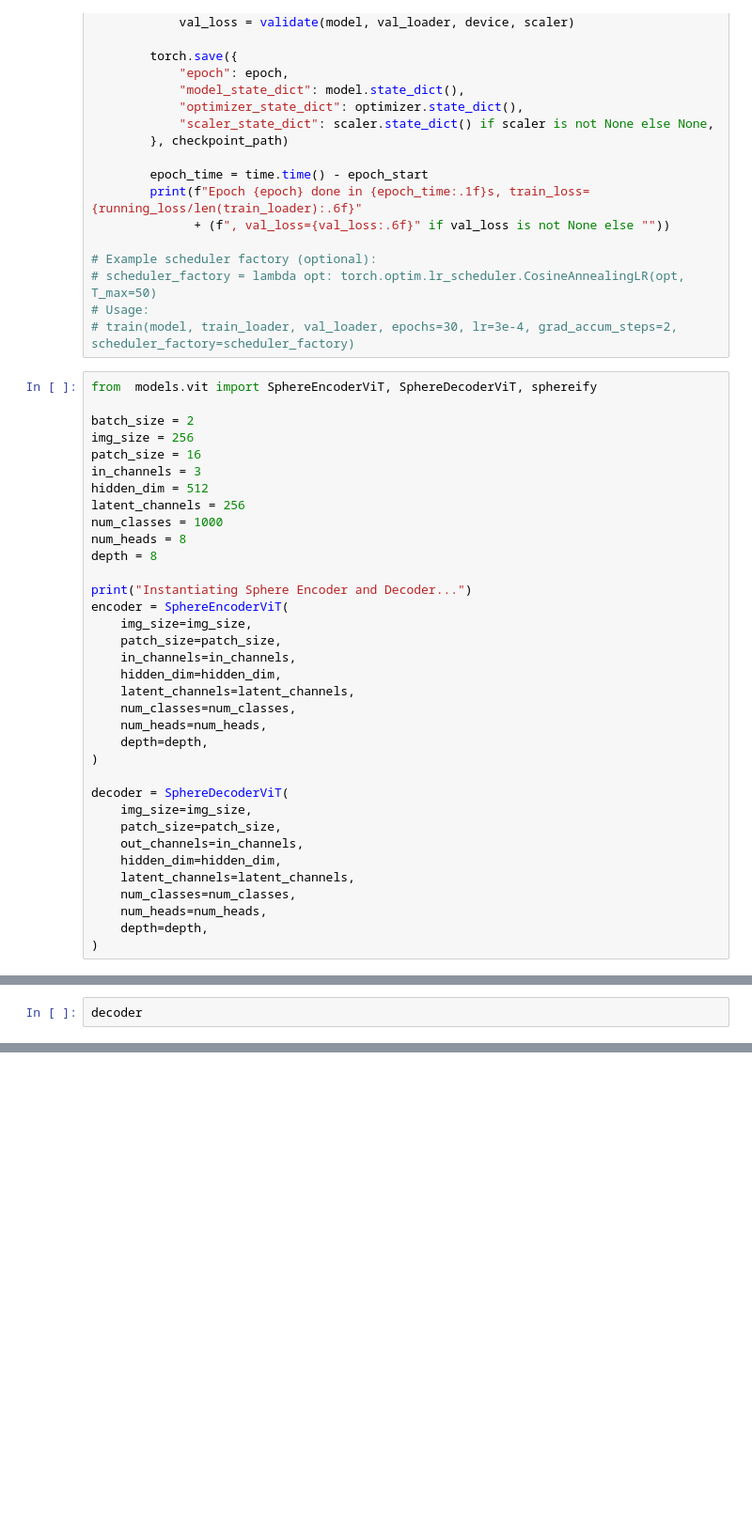
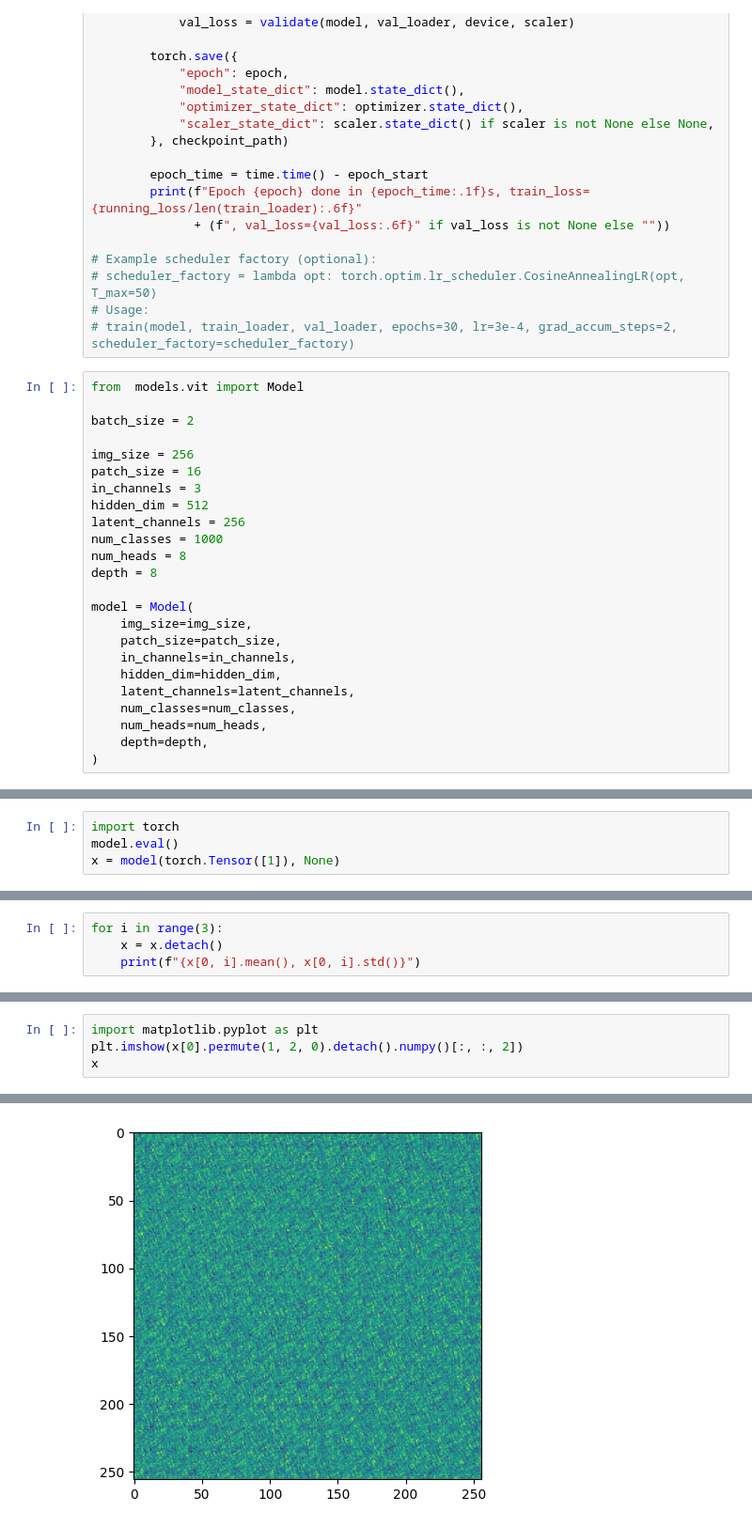
Before and after one commit to DanJbk/spherical_encoder, a Jupyter notebook: exp.ipynb, the cells around one changed output, grey strips where cells are left out. Shown at 94% size. Drawn from its saved outputs; the diff is of its cells as text; blank space fills up the shorter version.

```diff
--- a/exp.ipynb
+++ b/exp.ipynb
@@ -170,9 +170,10 @@ def train(
 # Usage:
 # train(model, train_loader, val_loader, epochs=30, lr=3e-4, grad_accum_steps=2, scheduler_factory=scheduler_factory)
 # %%
-from  models.vit import SphereEncoderViT, SphereDecoderViT, sphereify
+from  models.vit import Model
 
 batch_size = 2
+
 img_size = 256
 patch_size = 16
 in_channels = 3
@@ -182,8 +183,7 @@ num_classes = 1000
 num_heads = 8
 depth = 8
 
-print("Instantiating Sphere Encoder and Decoder...")
-encoder = SphereEncoderViT(
+model = Model(
     img_size=img_size,
     patch_size=patch_size,
     in_channels=in_channels,
@@ -193,14 +193,3 @@ encoder = SphereEncoderViT(
     num_heads=num_heads,
     depth=depth,
 )
-
-decoder = SphereDecoderViT(
-    img_size=img_size,
-    patch_size=patch_size,
-    out_channels=in_channels,
-    hidden_dim=hidden_dim,
-    latent_channels=latent_channels,
-    num_classes=num_classes,
-    num_heads=num_heads,
-    depth=depth,
-)
@@ -209,2 +216,4 @@ Instantiating Sphere Encoder and Decoder...
 # %%
-decoder
+import torch
+model.eval()
+x = model(torch.Tensor([1]), None)
@@ -228,0 +240,4 @@ SphereDecoderViT(
+# %%
+for i in range(3):
+    x = x.detach()
+    print(f"{x[0, i].mean(), x[0, i].std()}")
@@ -228,0 +248,5 @@ SphereDecoderViT(
+# %%
+import matplotlib.pyplot as plt
+plt.imshow(x[0].permute(1, 2, 0).detach().numpy()[:, :, 2])
+x
+# %% [output]
@@ -228,0 +270 @@ SphereDecoderViT(
+[figure, added]
```
Also changed, not shown: parts of 7 cells of this notebook, 1 other file.
